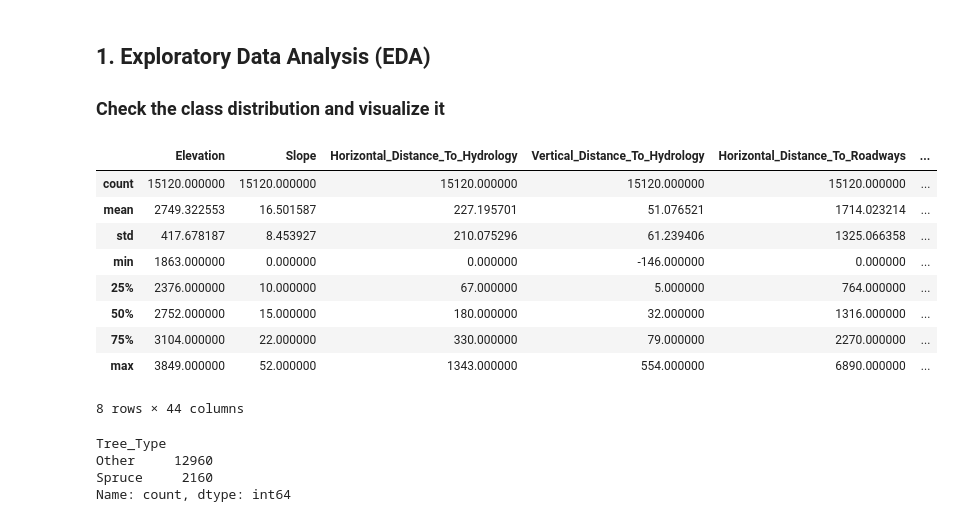
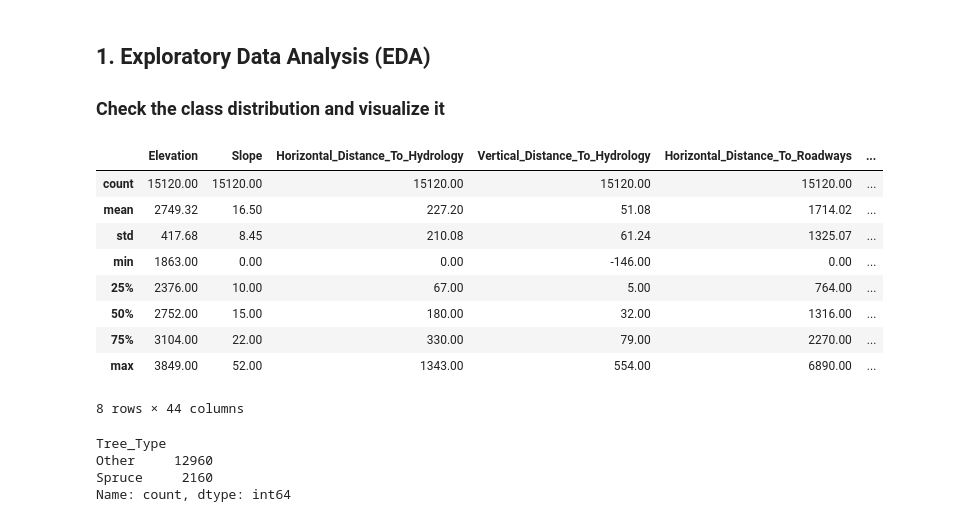
Before and after one commit to leonor-f/AIprojects, a Jupyter notebook: proj2/spruce_tree.ipynb, the cells around one changed output. Cells and saved outputs as stored; diff of their text form; code cells hidden in the pictures.

```diff
--- a/proj2/spruce_tree.ipynb
+++ b/proj2/spruce_tree.ipynb
@@ -48,17 +47,17 @@ data.head()
 ## 1. Exploratory Data Analysis (EDA)
 ### Check the class distribution and visualize it
 # %%
-data.describe()
+data.describe().round(2)
 # %% [output]
 |  | Elevation | Slope | Horizontal_Distance_To_Hydrology | Vertical_Distance_To_Hydrology | Horizontal_Distance_To_Roadways | ... |
-| count | 15120.000000 | 15120.000000 | 15120.000000 | 15120.000000 | 15120.000000 | ... |
-| mean | 2749.322553 | 16.501587 | 227.195701 | 51.076521 | 1714.023214 | ... |
-| std | 417.678187 | 8.453927 | 210.075296 | 61.239406 | 1325.066358 | ... |
-| min | 1863.000000 | 0.000000 | 0.000000 | -146.000000 | 0.000000 | ... |
-| 25% | 2376.000000 | 10.000000 | 67.000000 | 5.000000 | 764.000000 | ... |
-| 50% | 2752.000000 | 15.000000 | 180.000000 | 32.000000 | 1316.000000 | ... |
-| 75% | 3104.000000 | 22.000000 | 330.000000 | 79.000000 | 2270.000000 | ... |
-| max | 3849.000000 | 52.000000 | 1343.000000 | 554.000000 | 6890.000000 | ... |
+| count | 15120.00 | 15120.00 | 15120.00 | 15120.00 | 15120.00 | ... |
+| mean | 2749.32 | 16.50 | 227.20 | 51.08 | 1714.02 | ... |
+| std | 417.68 | 8.45 | 210.08 | 61.24 | 1325.07 | ... |
+| min | 1863.00 | 0.00 | 0.00 | -146.00 | 0.00 | ... |
+| 25% | 2376.00 | 10.00 | 67.00 | 5.00 | 764.00 | ... |
+| 50% | 2752.00 | 15.00 | 180.00 | 32.00 | 1316.00 | ... |
+| 75% | 3104.00 | 22.00 | 330.00 | 79.00 | 2270.00 | ... |
+| max | 3849.00 | 52.00 | 1343.00 | 554.00 | 6890.00 | ... |
 8 rows × 44 columns
 # %%
 print(data['Tree_Type'].value_counts())
```
Also changed, not shown: parts of 9 cells of this notebook, 10 other files.
